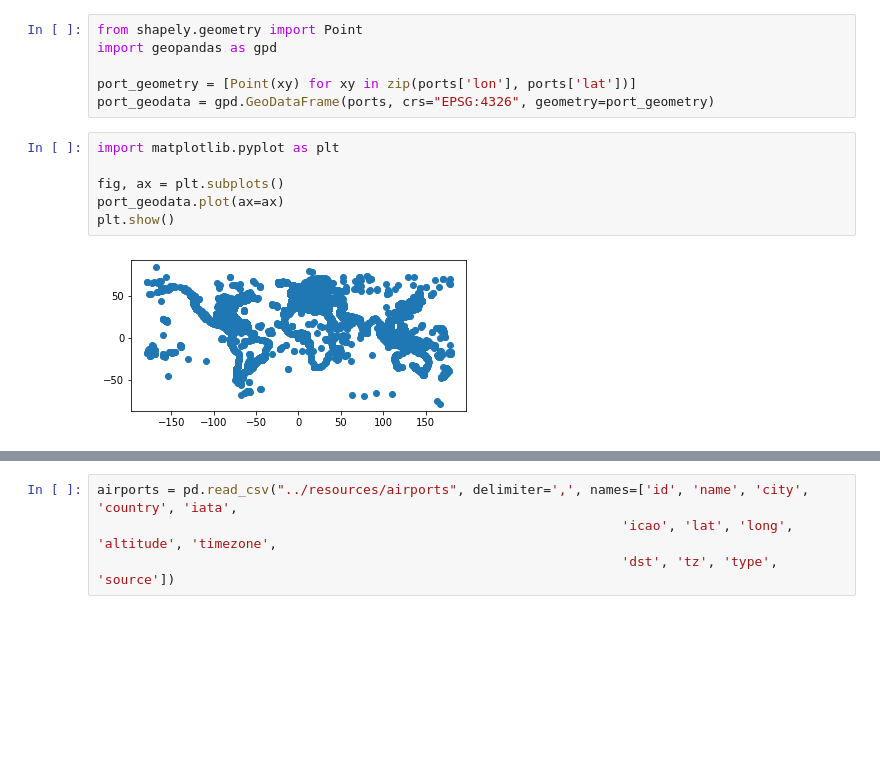
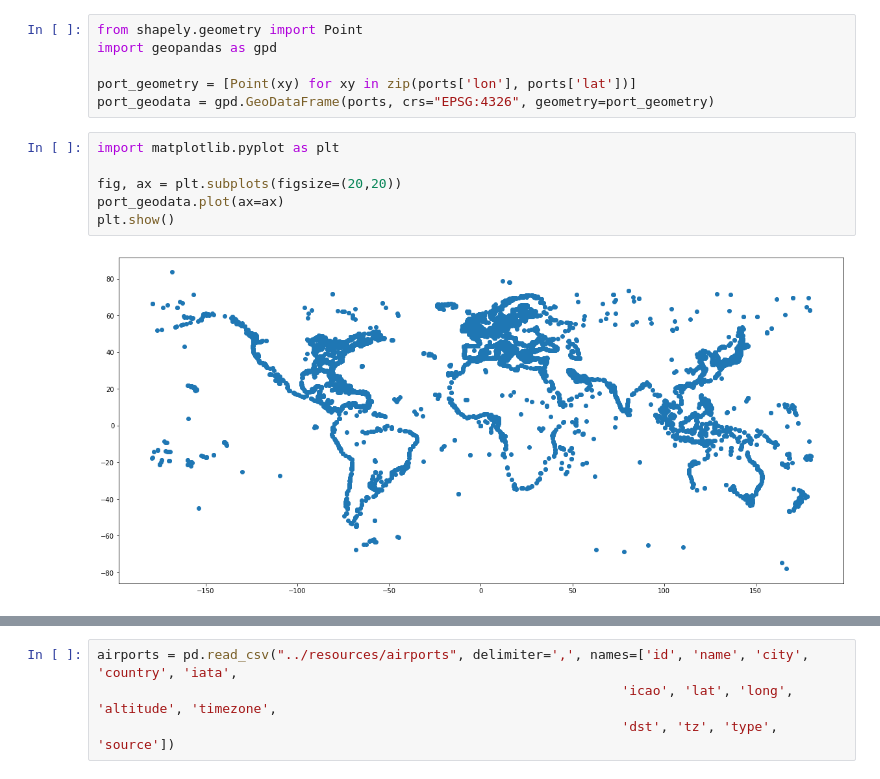
Before and after one commit to symmy596/PythonMaps-Scipy-2022, a Jupyter notebook: slides/3_Points_and_Lines.ipynb, the cells around one changed output, grey strips where cells are left out. Cells and saved outputs as stored; diff of their text form; blank space fills up the shorter version.

```diff
--- a/slides/3_Points_and_Lines.ipynb
+++ b/slides/3_Points_and_Lines.ipynb
@@ -54,11 +44,11 @@ port_geodata = gpd.GeoDataFrame(ports, crs="EPSG:4326", geometry=port_geometry)
 # %%
 import matplotlib.pyplot as plt
 
-fig, ax = plt.subplots()
+fig, ax = plt.subplots(figsize=(20,20))
 port_geodata.plot(ax=ax)
 plt.show()
 # %% [output]
-[figure, old version]
+[figure, new version]
 # %%
 import cartopy.crs as ccrs
 
```
Also changed, not shown: parts of 14 cells of this notebook, 5 other files.
